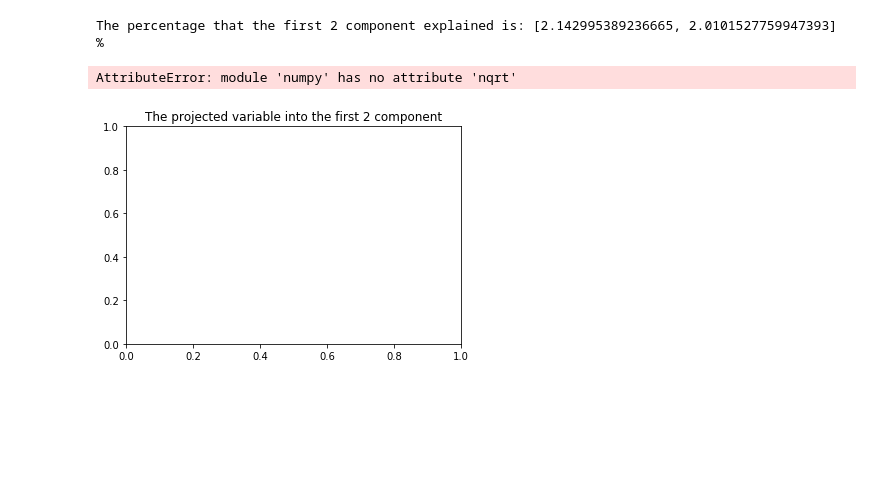
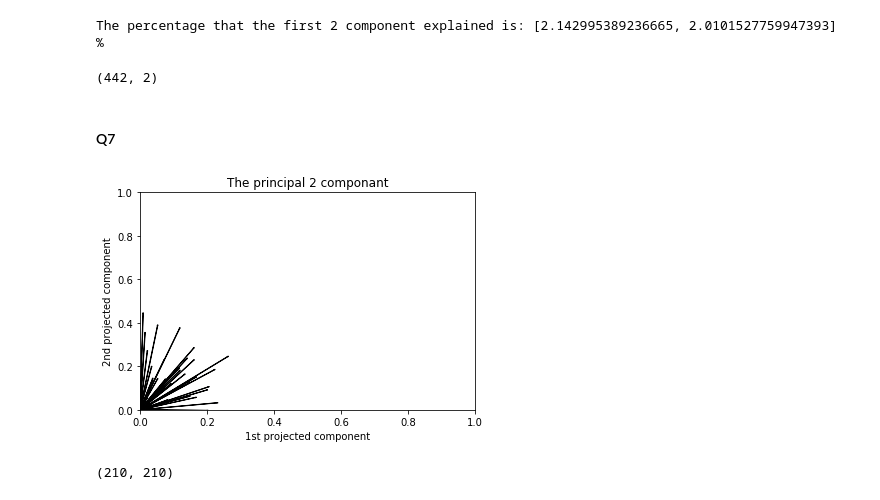
Before and after one commit to Antoninnnn/LinearModel, a Jupyter notebook: sd-tsia204_lab2_yang_yining.ipynb, the cells around one changed output. Saved outputs shown, nothing was run; the diff lists cells and outputs as text; code cells hidden in the pictures; blank space fills up the shorter version.

```diff
--- a/sd-tsia204_lab2_yang_yining.ipynb
+++ b/sd-tsia204_lab2_yang_yining.ipynb
@@ -310,18 +310,29 @@ print('The percentage that the first 2 component explained is:',variance_explain
 The percentage that the first 2 component explained is: [2.142995389236665, 2.0101527759947393] %
 # %%
 projection_2 = X@U[:,0:2]
+# %%
+np.shape(projection_2)
+# %% [output]
+(442, 2)
+# %% [markdown]
+#### Q7
 # %%
 #plt.scatter(projection_2[:][0],projection_2[:][1],s=5)
 
-plt.title('The projected variable into the first 2 component')
-for i in range(2):
-  plt.arrow(0,0,U[i][0]*np.nqrt(s[0]),U[i][1]*np.sqrt(s[1]),label = '{}th variable'.format(i))
+plt.title('The principal 2 componant')
+for i in range(210):
+  plt.arrow(0,0,U[i][0]*np.sqrt(s[0]),U[i][1]*np.sqrt(s[1]),label = '{}th variable'.format(i))
+#plt.figure(figsize=(0.01,0.01))
 plt.xlabel('1st projected component')
 plt.ylabel('2nd projected component')
+plt.show()
 # %% [output]
-AttributeError: module 'numpy' has no attribute 'nqrt'
-[figure, old version]
+[figure, new version]
 # %%
 s
 # %%
 U[:10][:2]:
+# %%
+np.shape(U)
+# %% [output]
+(210, 210)
```
Also changed, not shown: parts of 1 cell of this notebook.
